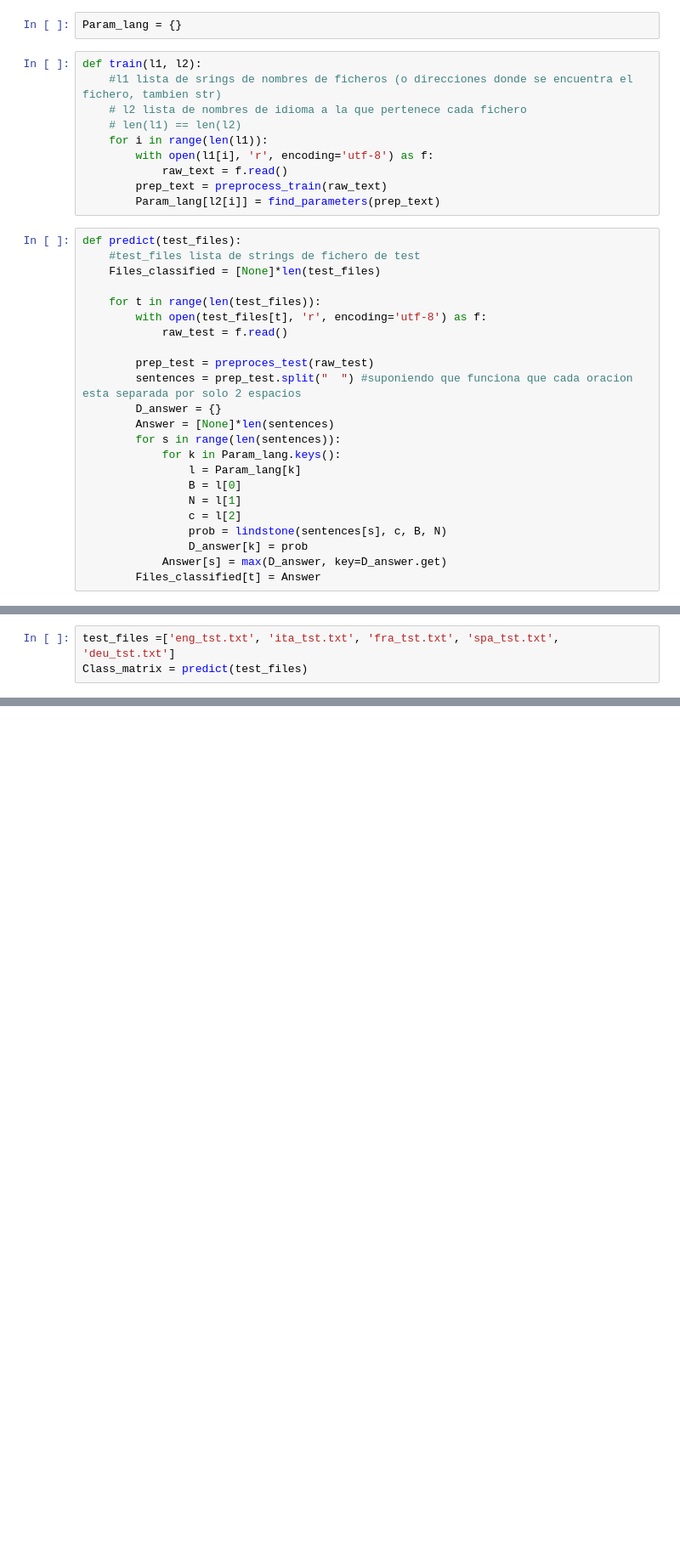
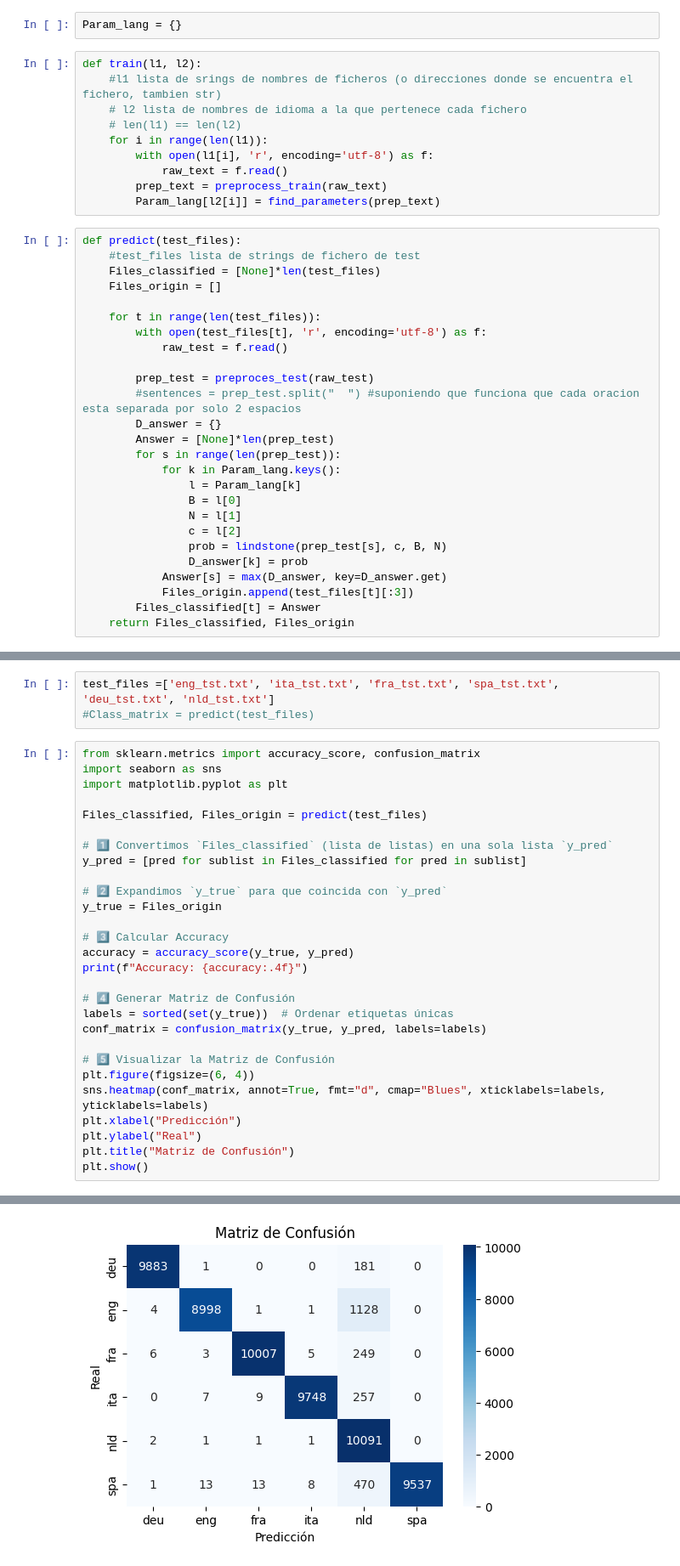
Before and after one commit to TaliaPr/Natural-Language-Processing, a Jupyter notebook: pog.ipynb, the cells around one changed output, grey strips where cells are left out. Shown: that part at 85% size. Cells and saved outputs as stored; diff of their text form; blank space fills up the shorter version.

Commit message:
Matriz de consufion

```diff
--- a/pog.ipynb
+++ b/pog.ipynb
@@ -52,23 +79,26 @@ def train(l1, l2):
 def predict(test_files):
     #test_files lista de strings de fichero de test
     Files_classified = [None]*len(test_files)
+    Files_origin = []
 
     for t in range(len(test_files)):
         with open(test_files[t], 'r', encoding='utf-8') as f:
             raw_test = f.read()
 
         prep_test = preproces_test(raw_test)
-        sentences = prep_test.split("  ") #suponiendo que funciona que cada oracion esta separada por solo 2 espacios
+        #sentences = prep_test.split("  ") #suponiendo que funciona que cada oracion esta separada por solo 2 espacios
         D_answer = {}
-        Answer = [None]*len(sentences)
-        for s in range(len(sentences)):
+        Answer = [None]*len(prep_test)
+        for s in range(len(prep_test)):
             for k in Param_lang.keys():
                 l = Param_lang[k]
                 B = l[0]
                 N = l[1]
                 c = l[2]
-                prob = lindstone(sentences[s], c, B, N)
+                prob = lindstone(prep_test[s], c, B, N)
                 D_answer[k] = prob
             Answer[s] = max(D_answer, key=D_answer.get)
+            Files_origin.append(test_files[t][:3])
         Files_classified[t] = Answer
+    return Files_classified, Files_origin
 # %%
@@ -77,4 +107,33 @@ lang_of_train_f = ['eng', 'spa', 'fra', 'ita', 'deu']
 train(train_files, lang_of_train_f)
 # %%
-test_files =['eng_tst.txt', 'ita_tst.txt', 'fra_tst.txt', 'spa_tst.txt', 'deu_tst.txt']
-Class_matrix = predict(test_files)
+test_files =['eng_tst.txt', 'ita_tst.txt', 'fra_tst.txt', 'spa_tst.txt', 'deu_tst.txt', 'nld_tst.txt']
+#Class_matrix = predict(test_files)
+# %%
+from sklearn.metrics import accuracy_score, confusion_matrix
+import seaborn as sns
+import matplotlib.pyplot as plt
+
+Files_classified, Files_origin = predict(test_files)
+
+# 1️⃣ Convertimos `Files_classified` (lista de listas) en una sola lista `y_pred`
+y_pred = [pred for sublist in Files_classified for pred in sublist]
+
+# 2️⃣ Expandimos `y_true` para que coincida con `y_pred`
+y_true = Files_origin
+
+# 3️⃣ Calcular Accuracy
+accuracy = accuracy_score(y_true, y_pred)
+print(f"Accuracy: {accuracy:.4f}")
+
+# 4️⃣ Generar Matriz de Confusión
+labels = sorted(set(y_true))  # Ordenar etiquetas únicas
+conf_matrix = confusion_matrix(y_true, y_pred, labels=labels)
+
+# 5️⃣ Visualizar la Matriz de Confusión
+plt.figure(figsize=(6, 4))
+sns.heatmap(conf_matrix, annot=True, fmt="d", cmap="Blues", xticklabels=labels, yticklabels=labels)
+plt.xlabel("Predicción")
+plt.ylabel("Real")
+plt.title("Matriz de Confusión")
+plt.show()
+# %% [output]
@@ -80,0 +141 @@ Class_matrix = predict(test_files)
+[figure, added]
```
Also changed, not shown: parts of 6 cells of this notebook, 2 other files.
